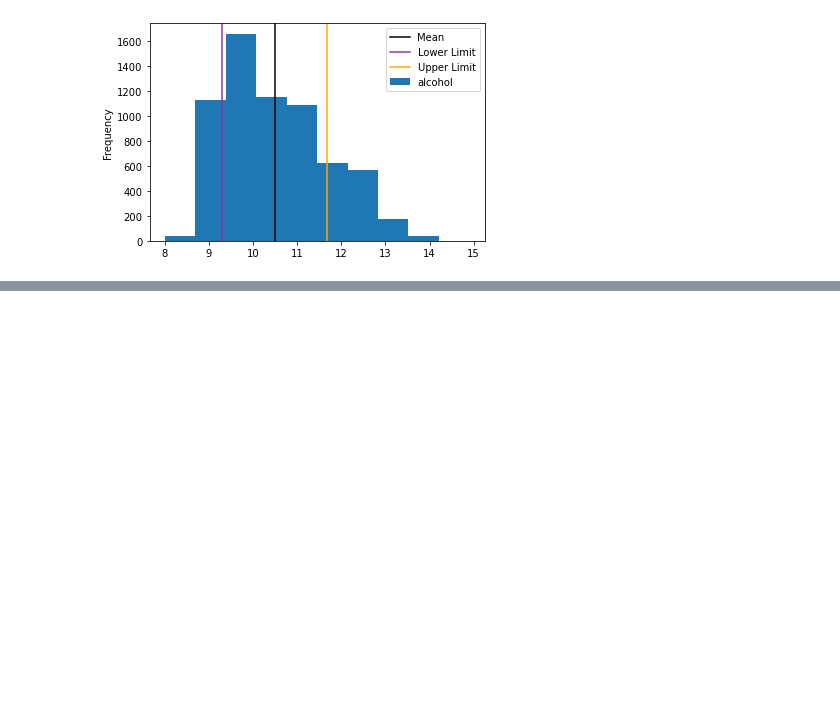
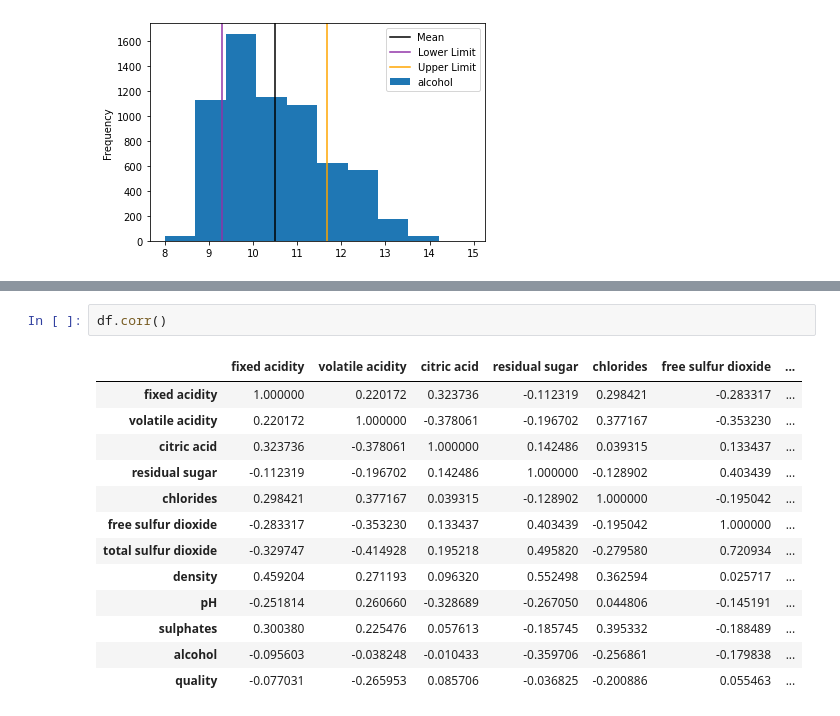
Before and after one commit to espSiyam/Data-Science--Analytics---AI-for-Business---the-Real-World-, a Jupyter notebook: 5.Statistics(Visualization)/3.Analizing Frequency distribution.ipynb, the cells around one changed output, grey strips where cells are left out. Saved outputs shown, nothing was run; the diff lists cells and outputs as text; blank space fills up the shorter version.

```diff
--- a/5.Statistics(Visualization)/3.Analizing Frequency distribution.ipynb
+++ b/5.Statistics(Visualization)/3.Analizing Frequency distribution.ipynb
@@ -287,0 +310,16 @@ print(mean)
+# %%
+df.corr()
+# %% [output]
+|  | fixed acidity | volatile acidity | citric acid | residual sugar | chlorides | free sulfur dioxide | ... |
+| fixed acidity | 1.000000 | 0.220172 | 0.323736 | -0.112319 | 0.298421 | -0.283317 | ... |
+| volatile acidity | 0.220172 | 1.000000 | -0.378061 | -0.196702 | 0.377167 | -0.353230 | ... |
+| citric acid | 0.323736 | -0.378061 | 1.000000 | 0.142486 | 0.039315 | 0.133437 | ... |
+| residual sugar | -0.112319 | -0.196702 | 0.142486 | 1.000000 | -0.128902 | 0.403439 | ... |
+| chlorides | 0.298421 | 0.377167 | 0.039315 | -0.128902 | 1.000000 | -0.195042 | ... |
+| free sulfur dioxide | -0.283317 | -0.353230 | 0.133437 | 0.403439 | -0.195042 | 1.000000 | ... |
+| total sulfur dioxide | -0.329747 | -0.414928 | 0.195218 | 0.495820 | -0.279580 | 0.720934 | ... |
+| density | 0.459204 | 0.271193 | 0.096320 | 0.552498 | 0.362594 | 0.025717 | ... |
+| pH | -0.251814 | 0.260660 | -0.328689 | -0.267050 | 0.044806 | -0.145191 | ... |
+| sulphates | 0.300380 | 0.225476 | 0.057613 | -0.185745 | 0.395332 | -0.188489 | ... |
+| alcohol | -0.095603 | -0.038248 | -0.010433 | -0.359706 | -0.256861 | -0.179838 | ... |
+| quality | -0.077031 | -0.265953 | 0.085706 | -0.036825 | -0.200886 | 0.055463 | ... |
```
Also changed, not shown: parts of 3 cells of this notebook.
